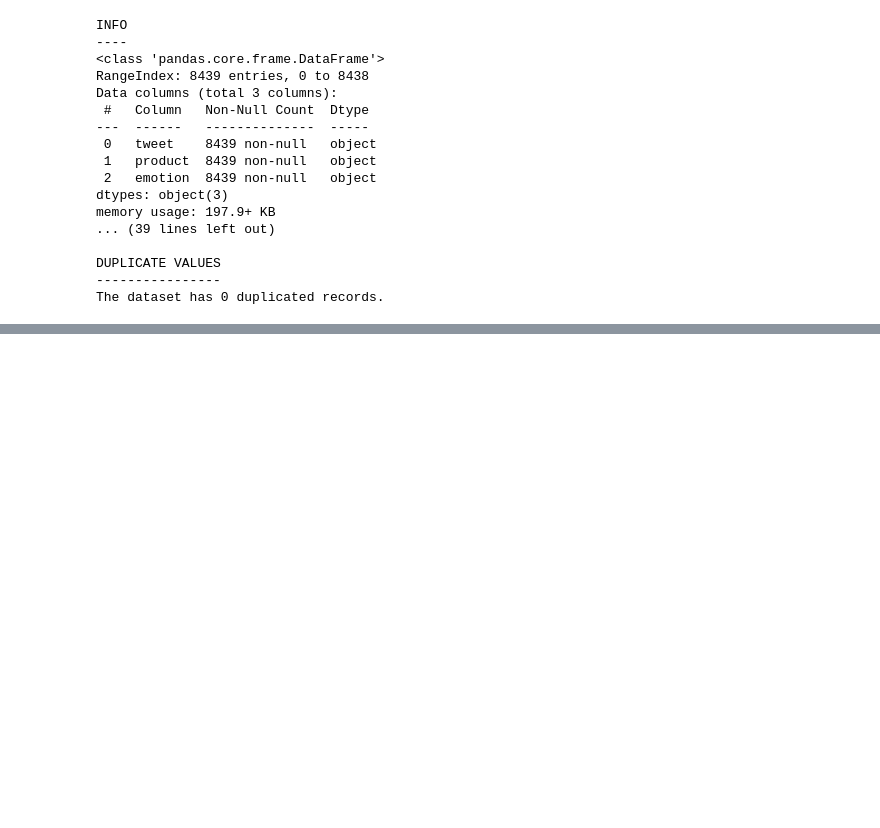
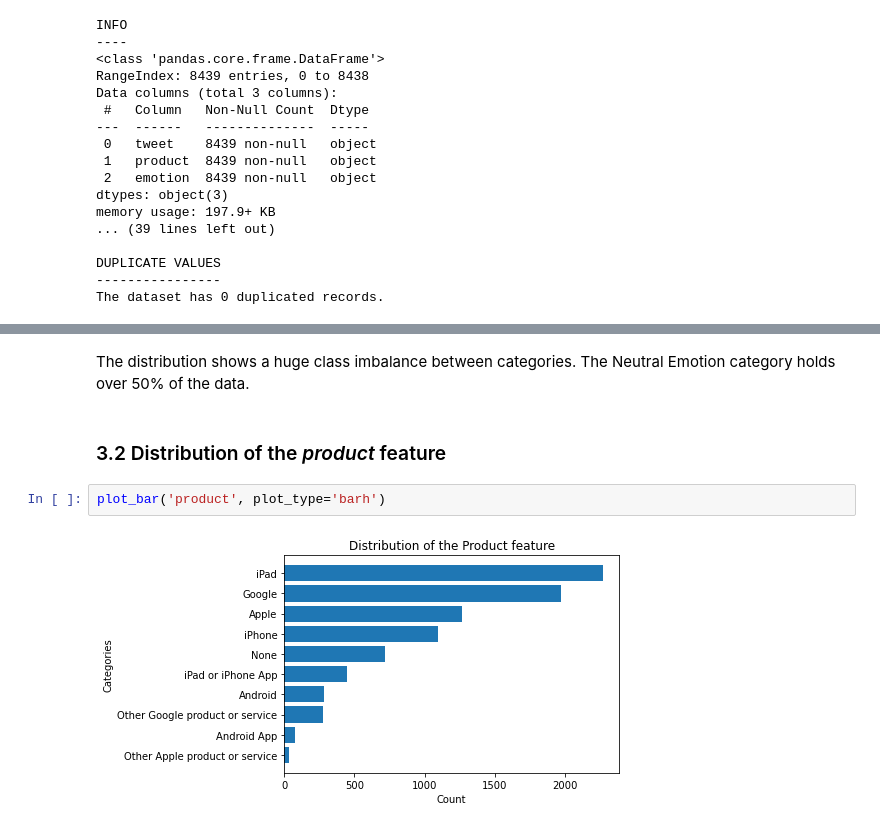
Before and after one commit to gtisnanga/GRP-13-FINAL-PROJECT, a Jupyter notebook: ANGELA.ipynb, the cells around one changed output, grey strips where cells are left out. Drawn from its saved outputs; the diff is of its cells as text; blank space fills up the shorter version.

```diff
--- a/ANGELA.ipynb
+++ b/ANGELA.ipynb
@@ -372,0 +402,8 @@ The dataset has 0 duplicated records.
+# %% [markdown]
+The distribution shows a huge class imbalance between categories. The Neutral Emotion category holds over 50% of the data.
+# %% [markdown]
+### 3.2 Distribution of the *product* feature
+# %%
+plot_bar('product', plot_type='barh')
+# %% [output]
+[figure, added]
```
Also changed, not shown: parts of 8 cells of this notebook.
